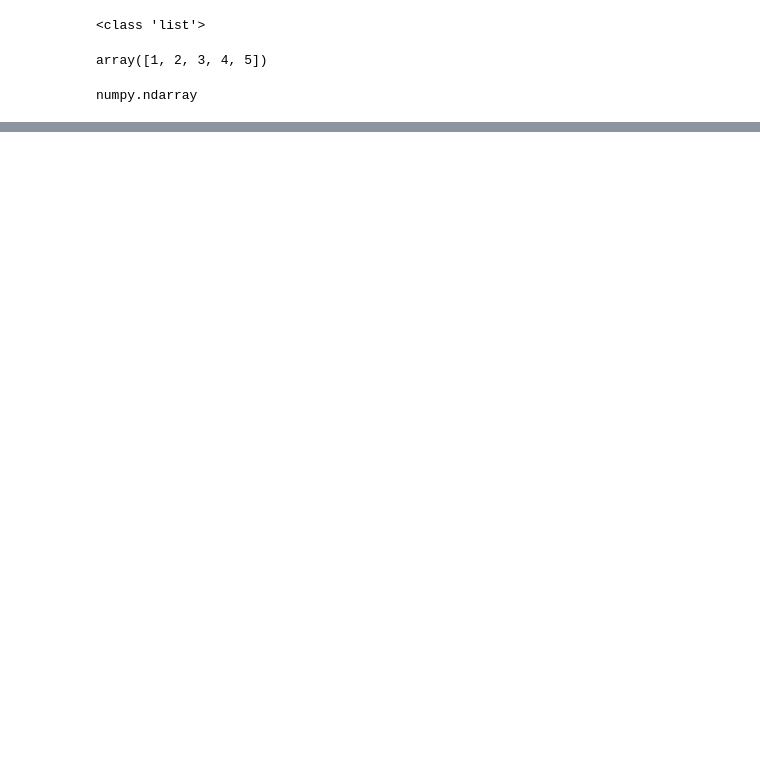
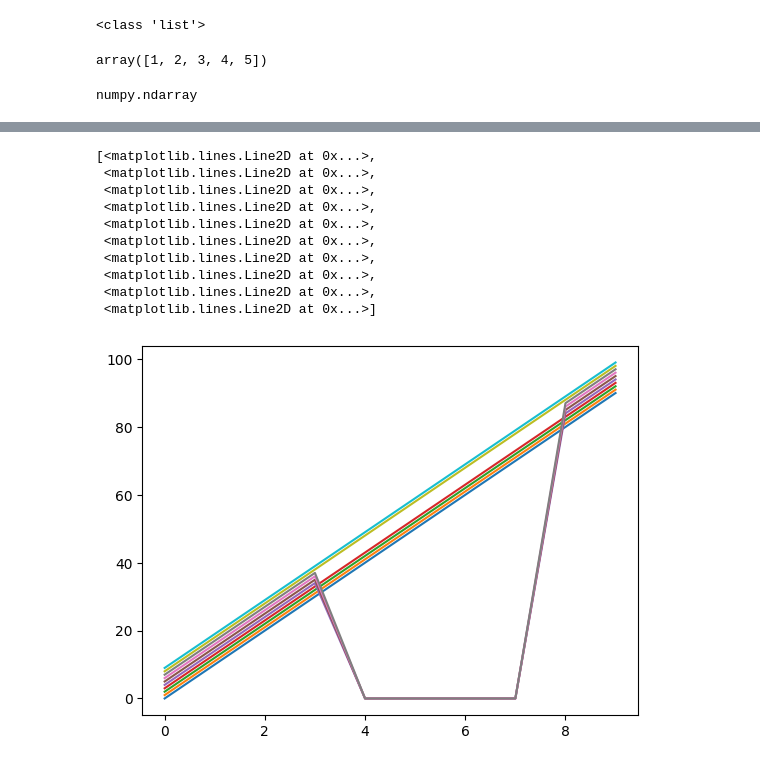
Before and after one commit to akashchauhan087/OpenCV, a Jupyter notebook: numpy.ipynb, the cells around one changed output, grey strips where cells are left out. Drawn from its saved outputs; the diff is of its cells as text; code cells hidden in the pictures; blank space fills up the shorter version.

```diff
--- a/numpy.ipynb
+++ b/numpy.ipynb
@@ -18,0 +207,14 @@ numpy.ndarray
+# %%
+plt.plot(mat)
+# %% [output]
+[<matplotlib.lines.Line2D at 0x...>,
+ <matplotlib.lines.Line2D at 0x...>,
+ <matplotlib.lines.Line2D at 0x...>,
+ <matplotlib.lines.Line2D at 0x...>,
+ <matplotlib.lines.Line2D at 0x...>,
+ <matplotlib.lines.Line2D at 0x...>,
+ <matplotlib.lines.Line2D at 0x...>,
+ <matplotlib.lines.Line2D at 0x...>,
+ <matplotlib.lines.Line2D at 0x...>,
+ <matplotlib.lines.Line2D at 0x...>]
+[figure, added]
```
Also changed, not shown: parts of 31 cells of this notebook.
